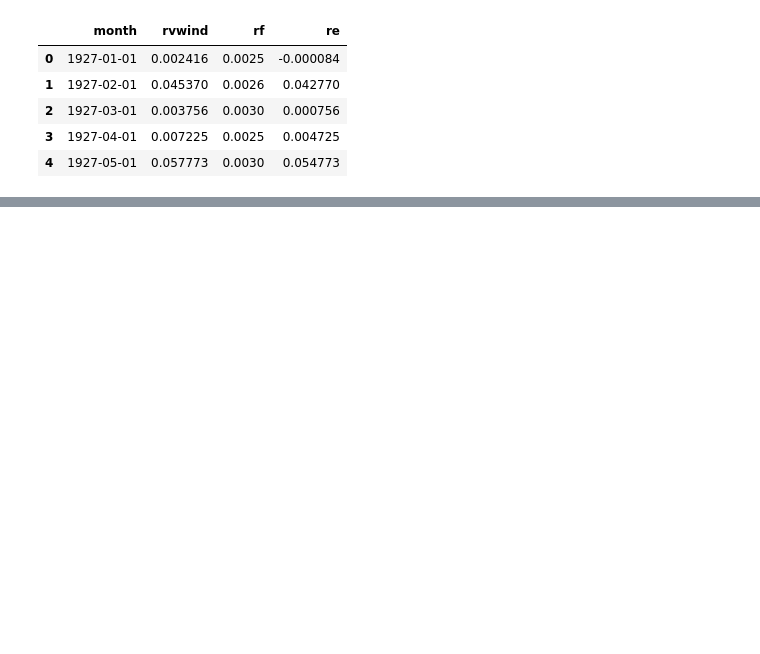
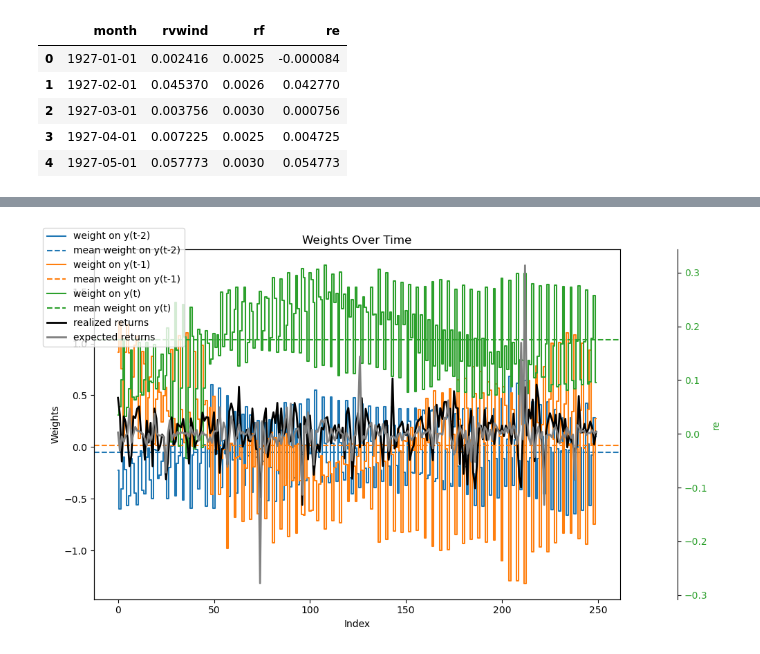
Before and after one commit to trpotter72/W24, a Jupyter notebook: AP/HW2/HW2.ipynb, the cells around one changed output, grey strips where cells are left out. Cells and saved outputs as stored; diff of their text form; code cells hidden in the pictures; blank space fills up the shorter version.

```diff
--- a/AP/HW2/HW2.ipynb
+++ b/AP/HW2/HW2.ipynb
@@ -109,0 +247,47 @@ pd.DataFrame(results).set_index('w')
+# %%
+w=3
+
+
+def partial_weights(df):
+  X = df.loc[:, predictor_columns].values
+  return np.linalg.pinv(X.T@X)@X.T
+
+result = df.groupby(df.index//w).apply(partial_weights)
+weights=[]
+for idx, partial_weight in result.items():
+  if idx+1 >= len(df)//w:
+    break
+  weight = df.loc[(idx+1)*w, predictor_columns] @ partial_weight
+  weights.append(weight)
+
+weights = np.vstack(weights)
+
+start, stop = 0 , 250
+
+returns = df.loc[qrtly_index,'re'].reset_index(drop=True)
+expected_returns = results['rets'][0].reset_index(drop=True)
+expected_returns = expected_returns/expected_returns.std()*returns.std()
+
+fig, ax1 = plt.subplots(figsize=(10, 6))
+ax1.step(range(len(weights[start:stop])), weights[start:stop, 0], label='weight on y(t-2)', where='mid')
+ax1.axhline(weights[start:stop, 0].mean(), color='tab:blue', linestyle='--', label='mean weight on y(t-2)')
+ax1.step(range(len(weights[start:stop])), weights[start:stop, 1], label='weight on y(t-1)', where='mid')
+ax1.axhline(weights[start:stop, 1].mean(), color='tab:orange', linestyle='--', label='mean weight on y(t-1)')
+ax1.step(range(len(weights[start:stop])), weights[start:stop, 2], label='weight on y(t)', where='mid')
+ax1.axhline(weights[start:stop, 2].mean(), color='tab:green', linestyle='--', label='mean weight on y(t)')
+ax1.set_xlabel('Index')
+ax1.set_ylabel('Weights')
+ax1.set_title('Weights Over Time')
+
+ax3 = ax1.twinx()
+ax3.spines['right'].set_position(('outward', 60))
+ax3.set_ylabel('re', color='tab:green')
+ax3.plot(returns[start:stop], label='realized returns', color='black', linewidth=2)
+ax3.plot(expected_returns[start:stop], label='expected returns', color='grey', linewidth=2)
+ax3.tick_params(axis='y', labelcolor='tab:green')
+
+fig.tight_layout()
+fig.legend(loc='upper left')
+plt.show()
+# %% [output]
+[figure, added]
```
Also changed, not shown: parts of 13 cells of this notebook, 2 other files.
